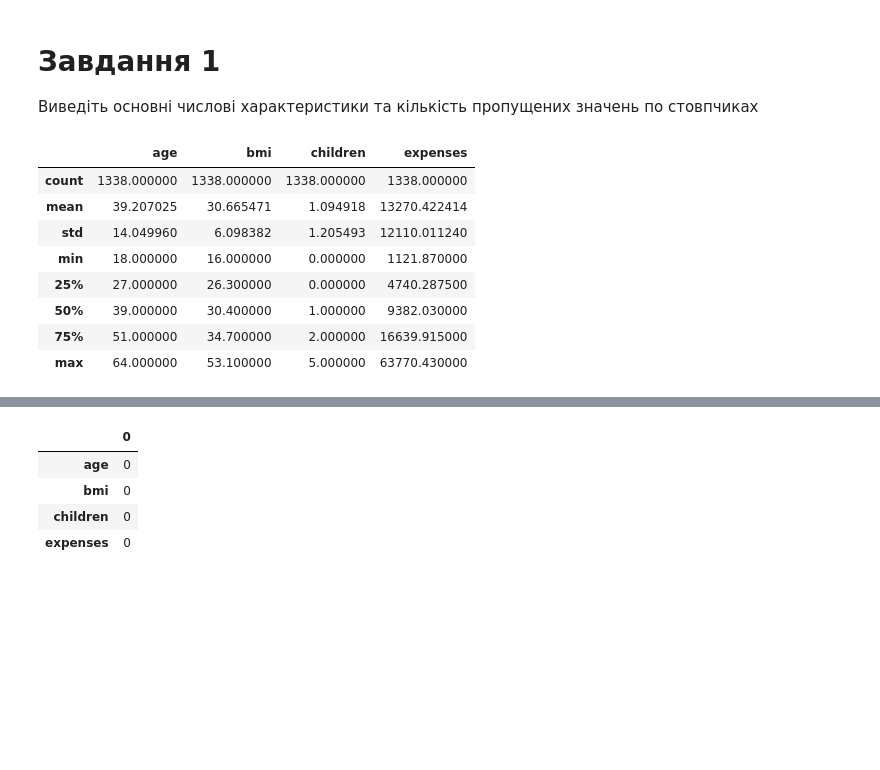
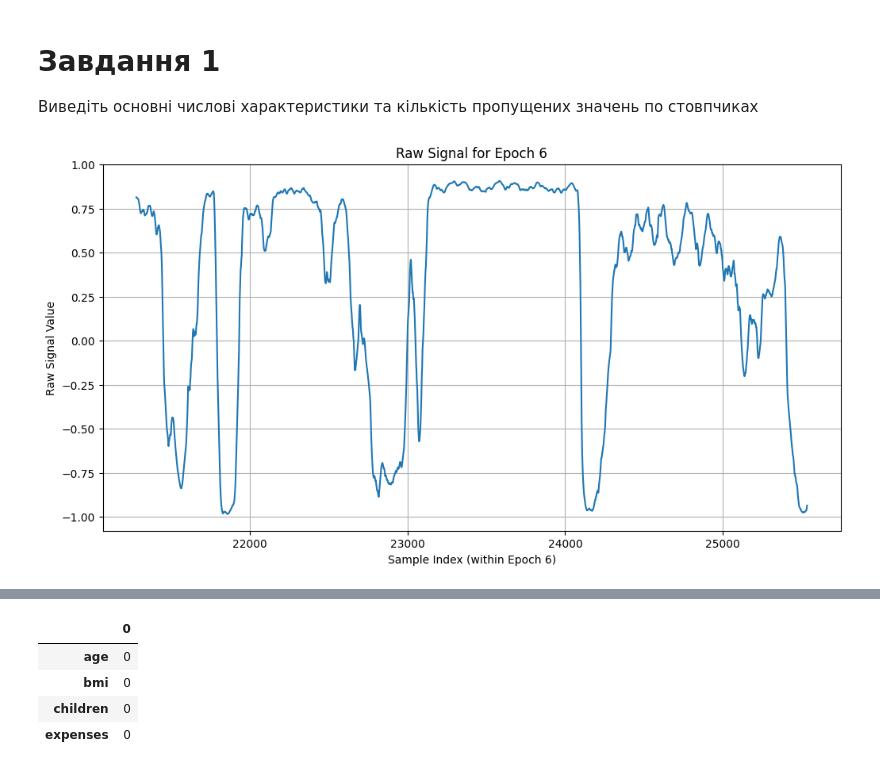
Before and after one commit to Flyingzaptop/Python-Colab, a Jupyter notebook: Parquet_Test.ipynb, the cells around one changed output, grey strips where cells are left out. Saved outputs shown, nothing was run; the diff lists cells and outputs as text; code cells hidden in the pictures; blank space fills up the shorter version.

```diff
--- a/Parquet_Test.ipynb
+++ b/Parquet_Test.ipynb
@@ -27,15 +27,19 @@ df
 # %% [markdown]
 # Завдання 1
 Виведіть основні числові характеристики та кількість пропущених значень по стовпчиках
-# %%
-df.describe()
-# %% [output]
-|  | age | bmi | children | expenses |
-| count | 1338.000000 | 1338.000000 | 1338.000000 | 1338.000000 |
-| mean | 39.207025 | 30.665471 | 1.094918 | 13270.422414 |
-| std | 14.049960 | 6.098382 | 1.205493 | 12110.011240 |
-| min | 18.000000 | 16.000000 | 0.000000 | 1121.870000 |
-| 25% | 27.000000 | 26.300000 | 0.000000 | 4740.287500 |
-| 50% | 39.000000 | 30.400000 | 1.000000 | 9382.030000 |
-| 75% | 51.000000 | 34.700000 | 2.000000 | 16639.915000 |
-| max | 64.000000 | 53.100000 | 5.000000 | 63770.430000 |
+# %%
+# prompt: create linear plot for raw_signal for only epoch 1.
+
+# Filter the DataFrame for epoch 1
+df_epoch_1 = df[df['epoch'] == 6]
+
+# Create the plot
+plt.figure(figsize=(12, 6))
+plt.plot(df_epoch_1['raw_signal'])
+plt.xlabel('Sample Index (within Epoch 6)')
+plt.ylabel('Raw Signal Value')
+plt.title('Raw Signal for Epoch 6')
+plt.grid(True)
+plt.show()
+# %% [output]
+[figure, added]
```
Also changed, not shown: parts of 5 cells of this notebook.
